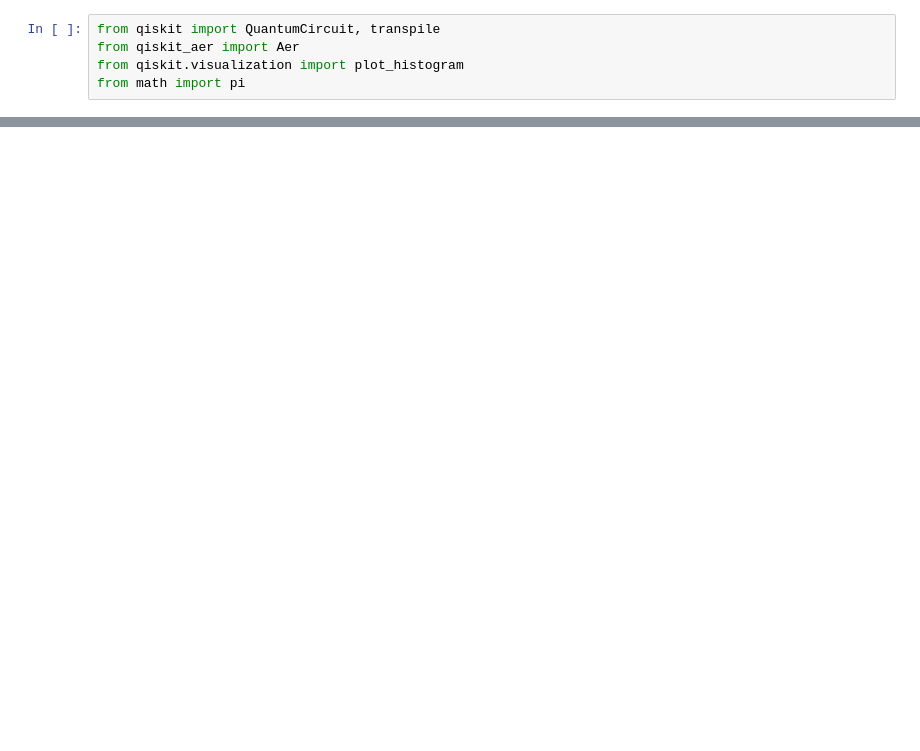
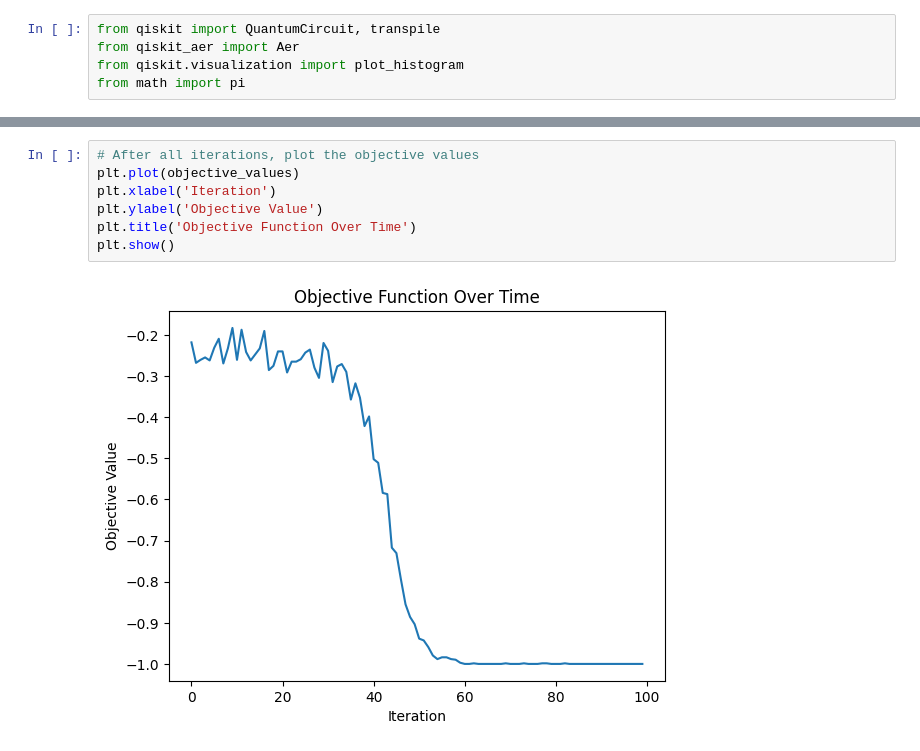
Before and after one commit to acaen007/QuantumPQC, a Jupyter notebook: circuit.ipynb, the cells around one changed output, grey strips where cells are left out. Drawn from its saved outputs; the diff is of its cells as text; blank space fills up the shorter version.

```diff
--- a/circuit.ipynb
+++ b/circuit.ipynb
@@ -156,0 +226,9 @@ plot_histogram(counts)
+# %%
+# After all iterations, plot the objective values
+plt.plot(objective_values)
+plt.xlabel('Iteration')
+plt.ylabel('Objective Value')
+plt.title('Objective Function Over Time')
+plt.show()
+# %% [output]
+[figure, added]
```
Also changed, not shown: parts of 6 cells of this notebook.
